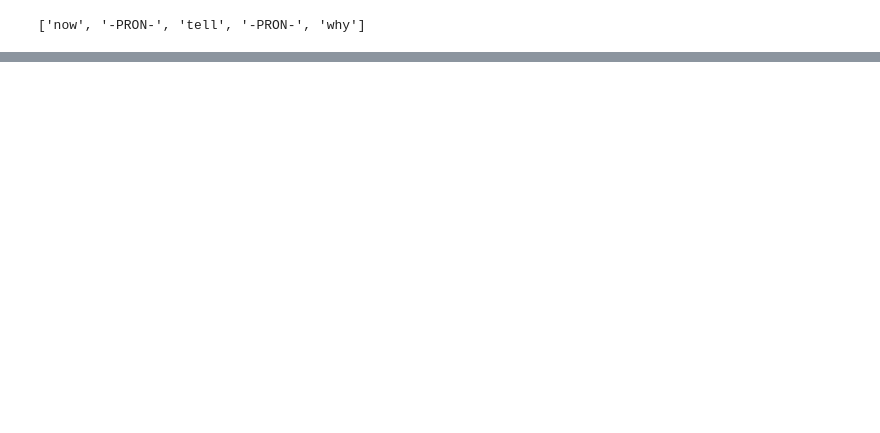
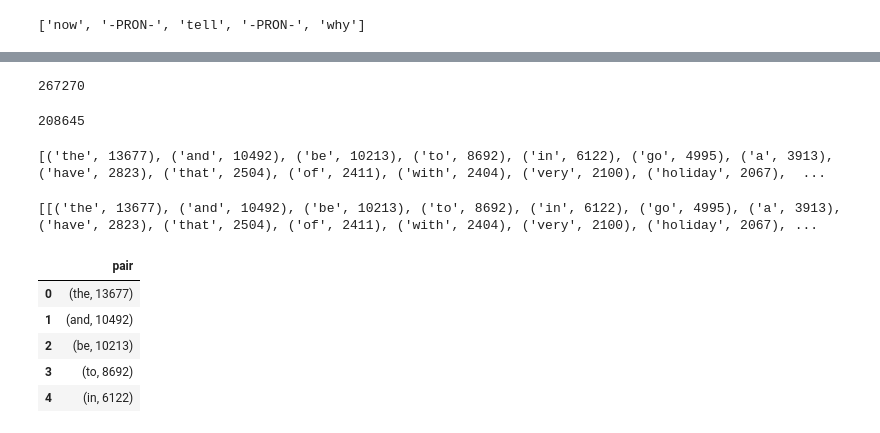
Before and after one commit to Data-Science-for-Linguists-2019/ESL-Article-Acquisition, a Jupyter notebook: exploratory-analysis/BALC_clean.ipynb, the cells around one changed output, grey strips where cells are left out. Saved outputs shown, nothing was run; the diff lists cells and outputs as text; code cells hidden in the pictures; blank space fills up the shorter version.

```diff
--- a/exploratory-analysis/BALC_clean.ipynb
+++ b/exploratory-analysis/BALC_clean.ipynb
@@ -824,0 +749,8 @@ cepa_df.POS_cts[1].most_common(1)
+# %%
+# throwing out essays lower than 6 tokens
+filtered = (cepa_df.token_count >= 6)
+
+# flattening all of the lemmas - this will include punctuation and -PRON-
+all_lemmas_flat = [x for y in cepa_df[filtered].lemmas for x in y]
+all_lemmas_flat[:100]
+len(all_lemmas_flat)
@@ -824,0 +766,11 @@ cepa_df.POS_cts[1].most_common(1)
+# %%
+# creating an empty list
+filtered_lemmas_flat = []
+
+for lem in all_lemmas_flat:
+    if lem not in string.punctuation:  # ignoring punctuation
+        if lem != '-PRON-':            # ignoring -PRON-
+            filtered_lemmas_flat.append(lem)
+
+all_lemmas_flat[:100]
+filtered_lemmas_flat[:100]
@@ -824,0 +780,13 @@ cepa_df.POS_cts[1].most_common(1)
+# %%
+len(all_lemmas_flat)
+len(filtered_lemmas_flat)
+# So we lost about 60,000 lemmas
+# %% [output]
+267270
+208645
+# %%
+# looking at a Frequency Distribution
+filtered_lemma_fd = nltk.FreqDist(filtered_lemmas_flat)
+filtered_lemma_fd.most_common(100)
+# %% [output]
+[('the', 13677), ('and', 10492), ('be', 10213), ('to', 8692), ('in', 6122), ('go', 4995), ('a', 3913), ('have', 2823), ('that', 2504), ('of', 2411), ('with', 2404), ('very', 2100), ('holiday', 2067),  ...
@@ -824,0 +799,17 @@ cepa_df.POS_cts[1].most_common(1)
+# %%
+# looking at the thing
+balc_lemmas
+# %% [output]
+[[('the', 13677), ('and', 10492), ('be', 10213), ('to', 8692), ('in', 6122), ('go', 4995), ('a', 3913), ('have', 2823), ('that', 2504), ('of', 2411), ('with', 2404), ('very', 2100), ('holiday', 2067), ...
+# %%
+# creating a pandas dataframe with the tuples of (lem, count)
+lemma_counts = pd.DataFrame(balc_lemmas, index=[0]).T
+lemma_counts.columns = ['pair']
+lemma_counts.head()
+# %% [output]
+|  | pair |
+| 0 | (the, 13677) |
+| 1 | (and, 10492) |
+| 2 | (be, 10213) |
+| 3 | (to, 8692) |
+| 4 | (in, 6122) |
```
Also changed, not shown: parts of 42 cells of this notebook.
